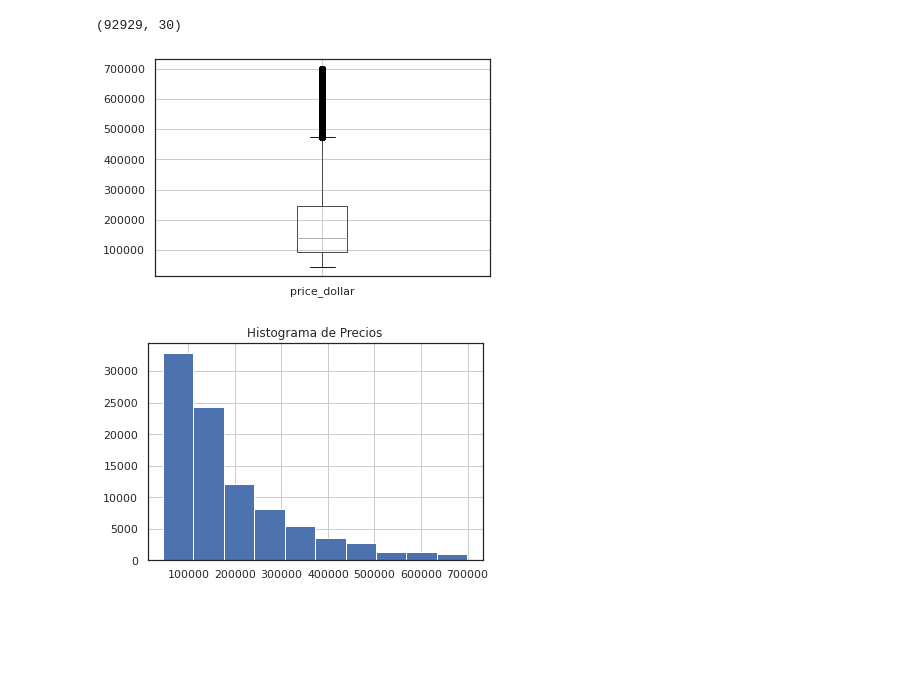
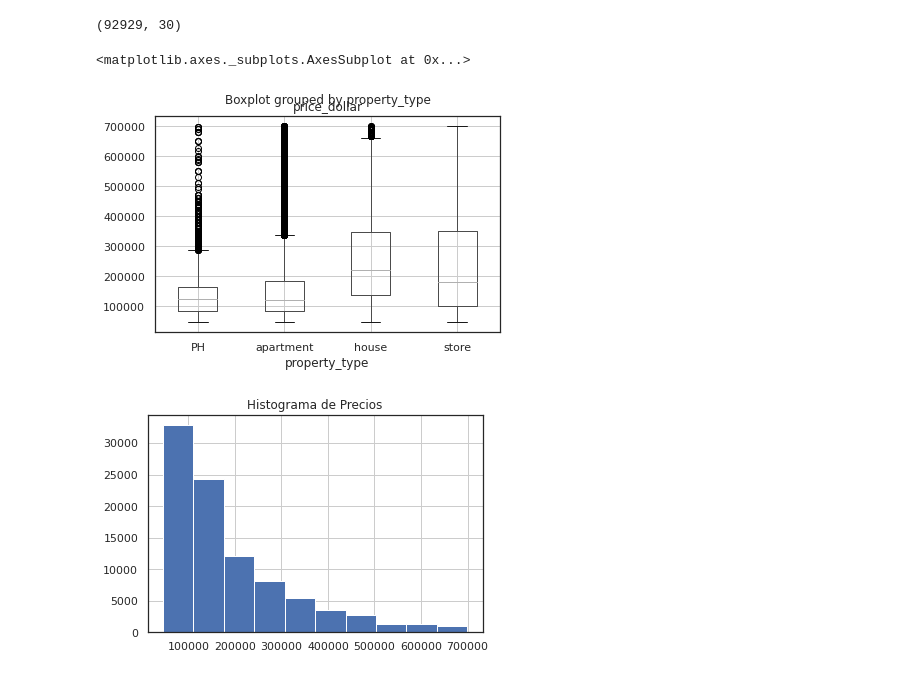
Before and after one commit to mdpfernandez/limpieza_datos_pandas, a Jupyter notebook: Workshop_1_G4.ipynb, the cells around one changed output. Cells and saved outputs as stored; diff of their text form; code cells hidden in the pictures; blank space fills up the shorter version.

```diff
--- a/Workshop_1_G4.ipynb
+++ b/Workshop_1_G4.ipynb
@@ -601,12 +601,12 @@ df_filtro_atipicos = df[(df.price_dollar < df.price_dollar.quantile(.95)) &
 df_filtro_atipicos.shape
 # %% [output]
 (92929, 30)
-# %%
-boxplot = df_filtro_atipicos.boxplot(['price_dollar'])
-boxplot.plot()
-plt.show()
-# %% [output]
-[figure, removed]
+# %%
+df_price_type = df_filtro_atipicos.loc[:, ['price_dollar','property_type']]
+df_price_type.boxplot(column='price_dollar', by='property_type')
+# %% [output]
+<matplotlib.axes._subplots.AxesSubplot at 0x...>
+[figure, added]
 # %%
 #Matplotlib
 bin=10
```
Also changed, not shown: parts of 29 cells of this notebook.
